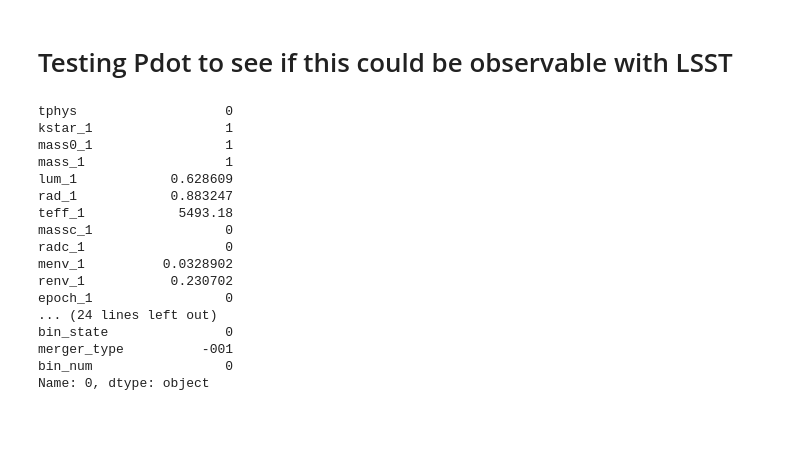
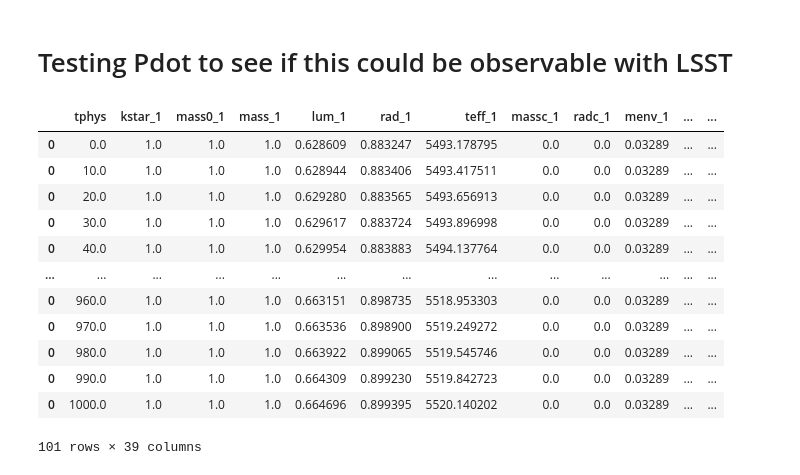
Before and after one commit to ageller/EB-LSST, a Jupyter notebook: testing/Pdot/testPdot.ipynb, the cells around one changed output. Cells and saved outputs as stored; diff of their text form; code cells hidden in the pictures; blank space fills up the shorter version.

```diff
--- a/testing/Pdot/testPdot.ipynb
+++ b/testing/Pdot/testPdot.ipynb
@@ -31,27 +42,23 @@ Zmet = 0.02
 # %%
 #get initial values for stars from COSMIC
 binary = InitialBinaryTable.InitialBinaries(m1=m1, m2=m2, porb=porb, ecc=ecc, tphysf=tend, kstar1=1, kstar2=1, metallicity=Zmet)
 bpp, bcm, initC, kick_info = Evolve.evolve(initialbinarytable=binary, BSEDict=BSEDict, dtp=tend/100)
 bn = bcm.iloc[0]
-bn
+bcm
 # %% [output]
+|  | tphys | kstar_1 | mass0_1 | mass_1 | lum_1 | rad_1 | teff_1 | massc_1 | radc_1 | menv_1 | ... | ... |
+| 0 | 0.0 | 1.0 | 1.0 | 1.0 | 0.628609 | 0.883247 | 5493.178795 | 0.0 | 0.0 | 0.03289 | ... | ... |
+| 0 | 10.0 | 1.0 | 1.0 | 1.0 | 0.628944 | 0.883406 | 5493.417511 | 0.0 | 0.0 | 0.03289 | ... | ... |
+| 0 | 20.0 | 1.0 | 1.0 | 1.0 | 0.629280 | 0.883565 | 5493.656913 | 0.0 | 0.0 | 0.03289 | ... | ... |
+| 0 | 30.0 | 1.0 | 1.0 | 1.0 | 0.629617 | 0.883724 | 5493.896998 | 0.0 | 0.0 | 0.03289 | ... | ... |
+| 0 | 40.0 | 1.0 | 1.0 | 1.0 | 0.629954 | 0.883883 | 5494.137764 | 0.0 | 0.0 | 0.03289 | ... | ... |
+| ... | ... | ... | ... | ... | ... | ... | ... | ... | ... | ... | ... | ... |
+| 0 | 960.0 | 1.0 | 1.0 | 1.0 | 0.663151 | 0.898735 | 5518.953303 | 0.0 | 0.0 | 0.03289 | ... | ... |
+| 0 | 970.0 | 1.0 | 1.0 | 1.0 | 0.663536 | 0.898900 | 5519.249272 | 0.0 | 0.0 | 0.03289 | ... | ... |
+| 0 | 980.0 | 1.0 | 1.0 | 1.0 | 0.663922 | 0.899065 | 5519.545746 | 0.0 | 0.0 | 0.03289 | ... | ... |
+| 0 | 990.0 | 1.0 | 1.0 | 1.0 | 0.664309 | 0.899230 | 5519.842723 | 0.0 | 0.0 | 0.03289 | ... | ... |
+| 0 | 1000.0 | 1.0 | 1.0 | 1.0 | 0.664696 | 0.899395 | 5520.140202 | 0.0 | 0.0 | 0.03289 | ... | ... |
-tphys                   0
-kstar_1                 1
-mass0_1                 1
-mass_1                  1
-lum_1            0.628609
-rad_1            0.883247
-teff_1            5493.18
-massc_1                 0
-radc_1                  0
-menv_1          0.0328902
-renv_1           0.230702
-epoch_1                 0
-... (24 lines left out)
-bin_state               0
-merger_type          -001
-bin_num                 0
-Name: 0, dtype: object
+101 rows × 39 columns
 # %%
 #try using the default BSE as another comparison (from my downloaded15Apr2021 directory)
 initStr =  f'{m1} {m2} {tend} {porb} 1 1 {Zmet} {ecc}\n'
```
Also changed, not shown: parts of 7 cells of this notebook, 2 other files.
